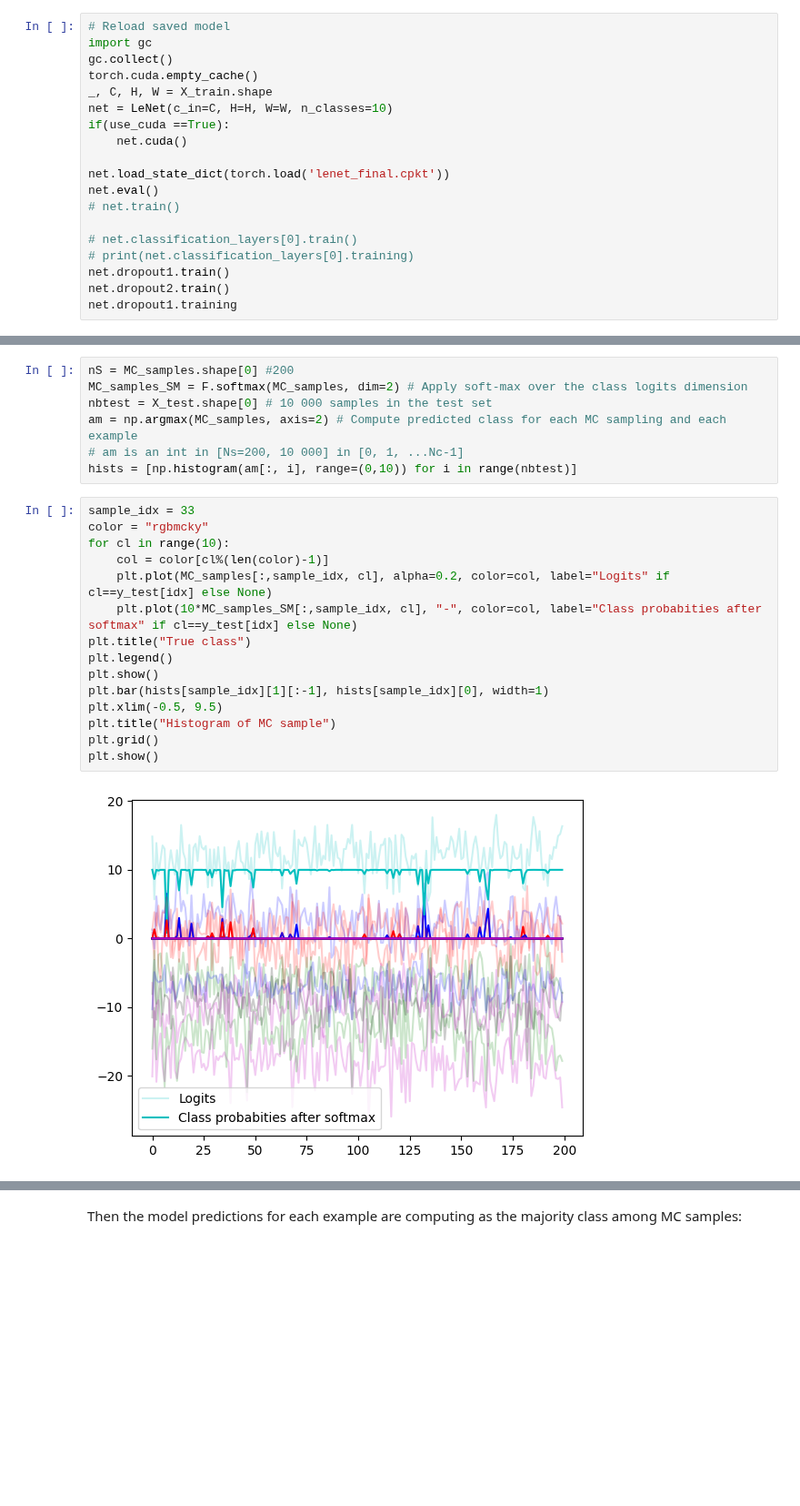
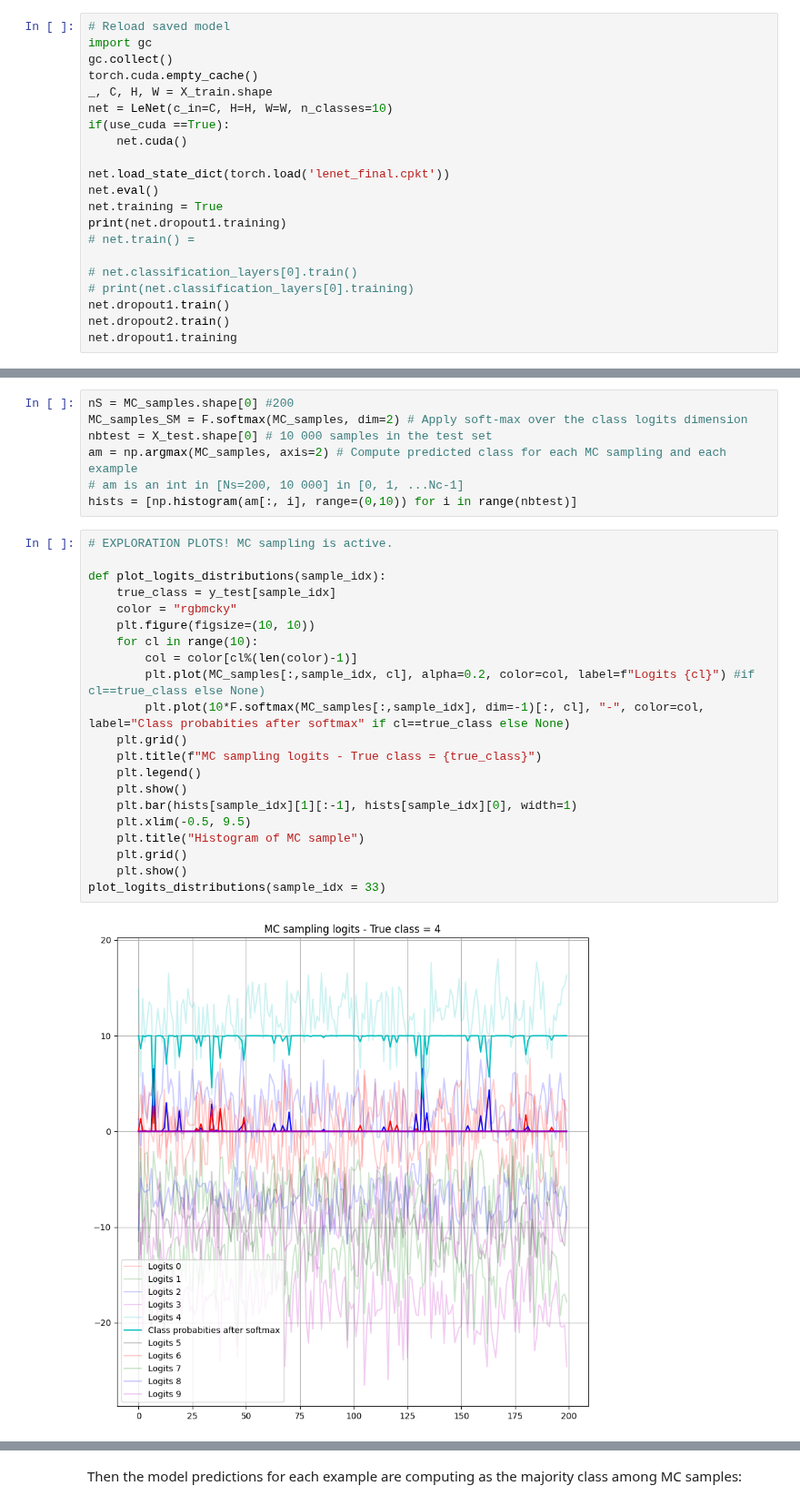
Before and after one commit to balthazarneveu/MVA23_DEEP_LEARNING_THEORY_FOUNDATIONS, a Jupyter notebook: TP3_uncertainty_applications.ipynb, the cells around one changed output, grey strips where cells are left out. Shown at 91% size. Cells and saved outputs as stored; diff of their text form; blank space fills up the shorter version.

Commit message:
plot exploration function for MC dropout

```diff
--- a/TP3_uncertainty_applications.ipynb
+++ b/TP3_uncertainty_applications.ipynb
@@ -185,7 +185,9 @@ if(use_cuda ==True):
 
 net.load_state_dict(torch.load('lenet_final.cpkt'))
 net.eval()
-# net.train()
+net.training = True
+print(net.dropout1.training)
+# net.train() =
 
 # net.classification_layers[0].train()
 # print(net.classification_layers[0].training)
@@ -241,22 +244,28 @@ am = np.argmax(MC_samples, axis=2) # Compute predicted class for each MC samplin
 # am is an int in [Ns=200, 10 000] in [0, 1, ...Nc-1]
 hists = [np.histogram(am[:, i], range=(0,10)) for i in range(nbtest)]
 # %%
-sample_idx = 33
-color = "rgbmcky"
-for cl in range(10):
-    col = color[cl%(len(color)-1)]
-    plt.plot(MC_samples[:,sample_idx, cl], alpha=0.2, color=col, label="Logits" if cl==y_test[idx] else None)
-    plt.plot(10*MC_samples_SM[:,sample_idx, cl], "-", color=col, label="Class probabities after softmax" if cl==y_test[idx] else None)
-plt.title("True class")
-plt.legend()
-plt.show()
-plt.bar(hists[sample_idx][1][:-1], hists[sample_idx][0], width=1)
-plt.xlim(-0.5, 9.5)
-plt.title("Histogram of MC sample")
-plt.grid()
-plt.show()
+# EXPLORATION PLOTS! MC sampling is active.
+
+def plot_logits_distributions(sample_idx):
+    true_class = y_test[sample_idx]
+    color = "rgbmcky"
+    plt.figure(figsize=(10, 10))
+    for cl in range(10):
+        col = color[cl%(len(color)-1)]
+        plt.plot(MC_samples[:,sample_idx, cl], alpha=0.2, color=col, label=f"Logits {cl}") #if cl==true_class else None)
+        plt.plot(10*F.softmax(MC_samples[:,sample_idx], dim=-1)[:, cl], "-", color=col, label="Class probabities after softmax" if cl==true_class else None)
+    plt.grid()
+    plt.title(f"MC sampling logits - True class = {true_class}")
+    plt.legend()
+    plt.show()
+    plt.bar(hists[sample_idx][1][:-1], hists[sample_idx][0], width=1)
+    plt.xlim(-0.5, 9.5)
+    plt.title("Histogram of MC sample")
+    plt.grid()
+    plt.show()
+plot_logits_distributions(sample_idx = 33)
 # %% [output]
-[figure, old version]
+[figure, new version]
 [figure]
 # %% [markdown]
 Then the model predictions for each example are computing as the majority class among MC samples:
```
Also changed, not shown: parts of 1 cell of this notebook.
